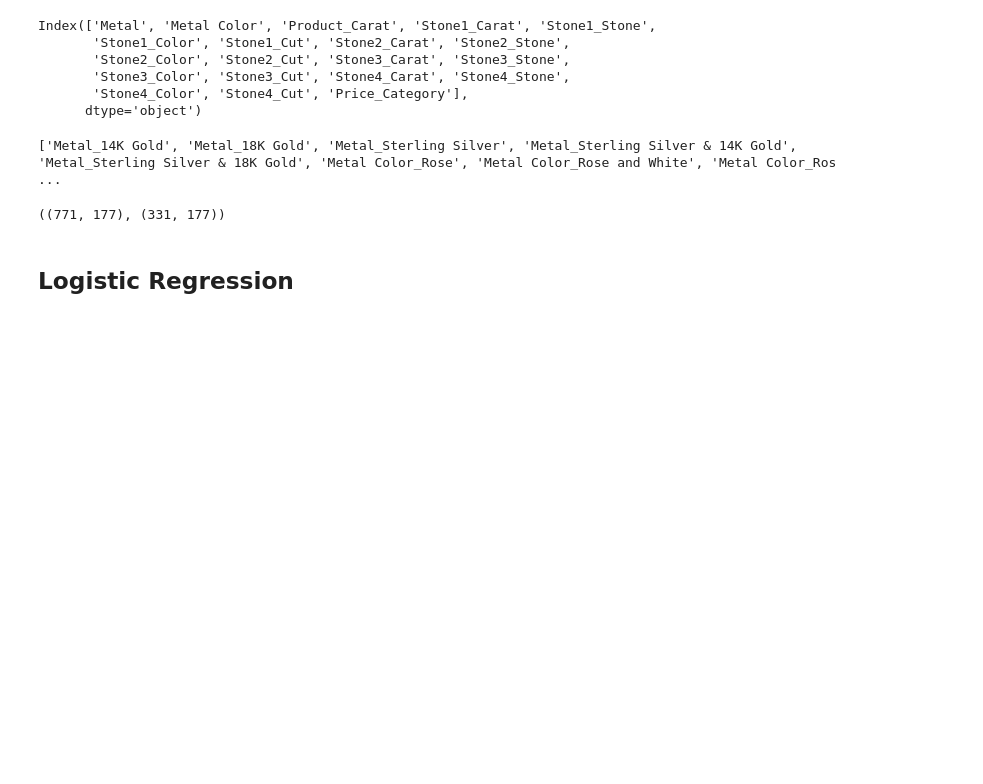
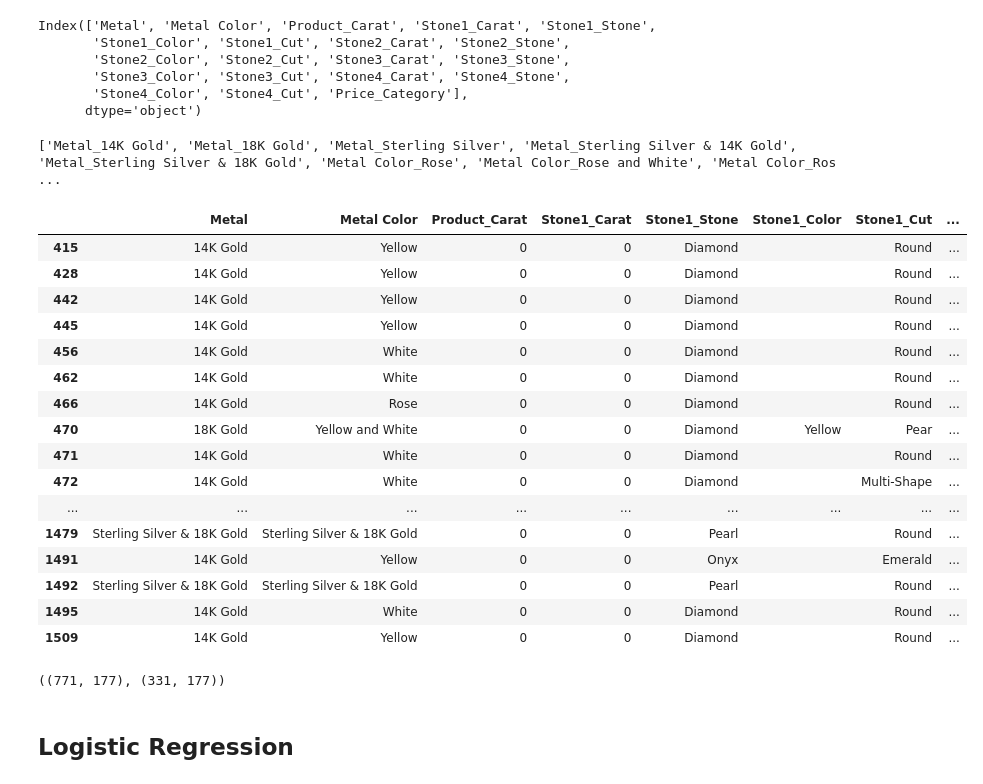
Before and after one commit to rgandhre/SpringBoard, a Jupyter notebook: DataScience_Capstone2/notebooks/Effy_EDA_Rings.ipynb, the cells around one changed output. Saved outputs shown, nothing was run; the diff lists cells and outputs as text; code cells hidden in the pictures; blank space fills up the shorter version.

```diff
--- a/DataScience_Capstone2/notebooks/Effy_EDA_Rings.ipynb
+++ b/DataScience_Capstone2/notebooks/Effy_EDA_Rings.ipynb
@@ -387,12 +830,12 @@ df_rings_1['Stone2_Carat'].fillna(0, inplace=True)
 df_rings_1['Stone3_Carat'].fillna(0, inplace=True)
 df_rings_1['Stone4_Carat'].fillna(0, inplace=True)
 
-df_rings_1['Product_Carat'] = round(df_rings_1['Product_Carat']).astype("int64").astype("category")
+df_rings_1['Product_Carat'] = round(df_rings_1['Product_Carat'],1).astype("int64").astype("category")
 
-df_rings_1['Stone1_Carat'] = round(df_rings_1['Stone1_Carat']).astype("int64").astype("category")
+df_rings_1['Stone1_Carat'] = round(df_rings_1['Stone1_Carat'],1).astype("int64").astype("category")
 
-df_rings_1['Stone2_Carat'] = round(df_rings_1['Stone2_Carat']).astype("int64").astype("category")
+df_rings_1['Stone2_Carat'] = round(df_rings_1['Stone2_Carat'],1).astype("int64").astype("category")
 
-df_rings_1['Stone3_Carat'] = round(df_rings_1['Stone3_Carat']).astype("int64").astype("category")
+df_rings_1['Stone3_Carat'] = round(df_rings_1['Stone3_Carat'],1).astype("int64").astype("category")
 
-df_rings_1['Stone4_Carat'] = round(df_rings_1['Stone4_Carat']).astype("int64").astype("category")
+df_rings_1['Stone4_Carat'] = round(df_rings_1['Stone4_Carat'],1).astype("int64").astype("category")
@@ -464,6 +926,27 @@ Index(['Metal', 'Metal Color', 'Product_Carat', 'Stone1_Carat', 'Stone1_Stone',
 print(df_dummy_rings.columns.tolist())
 # %% [output]
 ['Metal_14K Gold', 'Metal_18K Gold', 'Metal_Sterling Silver', 'Metal_Sterling Silver & 14K Gold', 'Metal_Sterling Silver & 18K Gold', 'Metal Color_Rose', 'Metal Color_Rose and White', 'Metal Color_Ros ...
+# %%
+
+df_rings_1[df_rings_1['Product_Carat'] ==0]
+# %% [output]
+|  | Metal | Metal Color | Product_Carat | Stone1_Carat | Stone1_Stone | Stone1_Color | Stone1_Cut | ... |
+| 415 | 14K Gold | Yellow | 0 | 0 | Diamond |  | Round | ... |
+| 428 | 14K Gold | Yellow | 0 | 0 | Diamond |  | Round | ... |
+| 442 | 14K Gold | Yellow | 0 | 0 | Diamond |  | Round | ... |
+| 445 | 14K Gold | Yellow | 0 | 0 | Diamond |  | Round | ... |
+| 456 | 14K Gold | White | 0 | 0 | Diamond |  | Round | ... |
+| 462 | 14K Gold | White | 0 | 0 | Diamond |  | Round | ... |
+| 466 | 14K Gold | Rose | 0 | 0 | Diamond |  | Round | ... |
+| 470 | 18K Gold | Yellow and White | 0 | 0 | Diamond | Yellow | Pear | ... |
+| 471 | 14K Gold | White | 0 | 0 | Diamond |  | Round | ... |
+| 472 | 14K Gold | White | 0 | 0 | Diamond |  | Multi-Shape | ... |
+| ... | ... | ... | ... | ... | ... | ... | ... | ... |
+| 1479 | Sterling Silver & 18K Gold | Sterling Silver & 18K Gold | 0 | 0 | Pearl |  | Round | ... |
+| 1491 | 14K Gold | Yellow | 0 | 0 | Onyx |  | Emerald | ... |
+| 1492 | Sterling Silver & 18K Gold | Sterling Silver & 18K Gold | 0 | 0 | Pearl |  | Round | ... |
+| 1495 | 14K Gold | White | 0 | 0 | Diamond |  | Round | ... |
+| 1509 | 14K Gold | Yellow | 0 | 0 | Diamond |  | Round | ... |
 # %%
 #Split your data into testing and training datasets
 X_train, X_test, y_train, y_test = train_test_split(df_dummy_rings, y, test_size=0.3,
```
Also changed, not shown: parts of 30 cells of this notebook.
